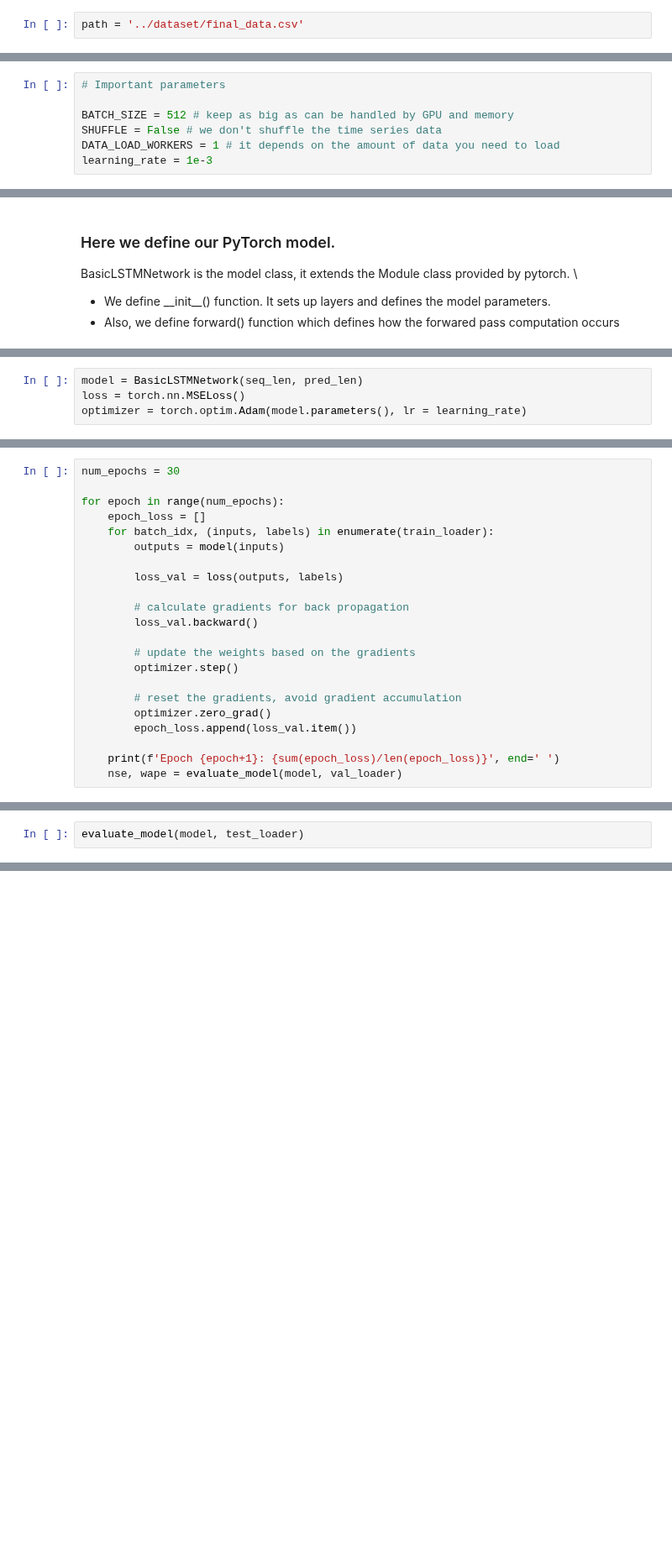
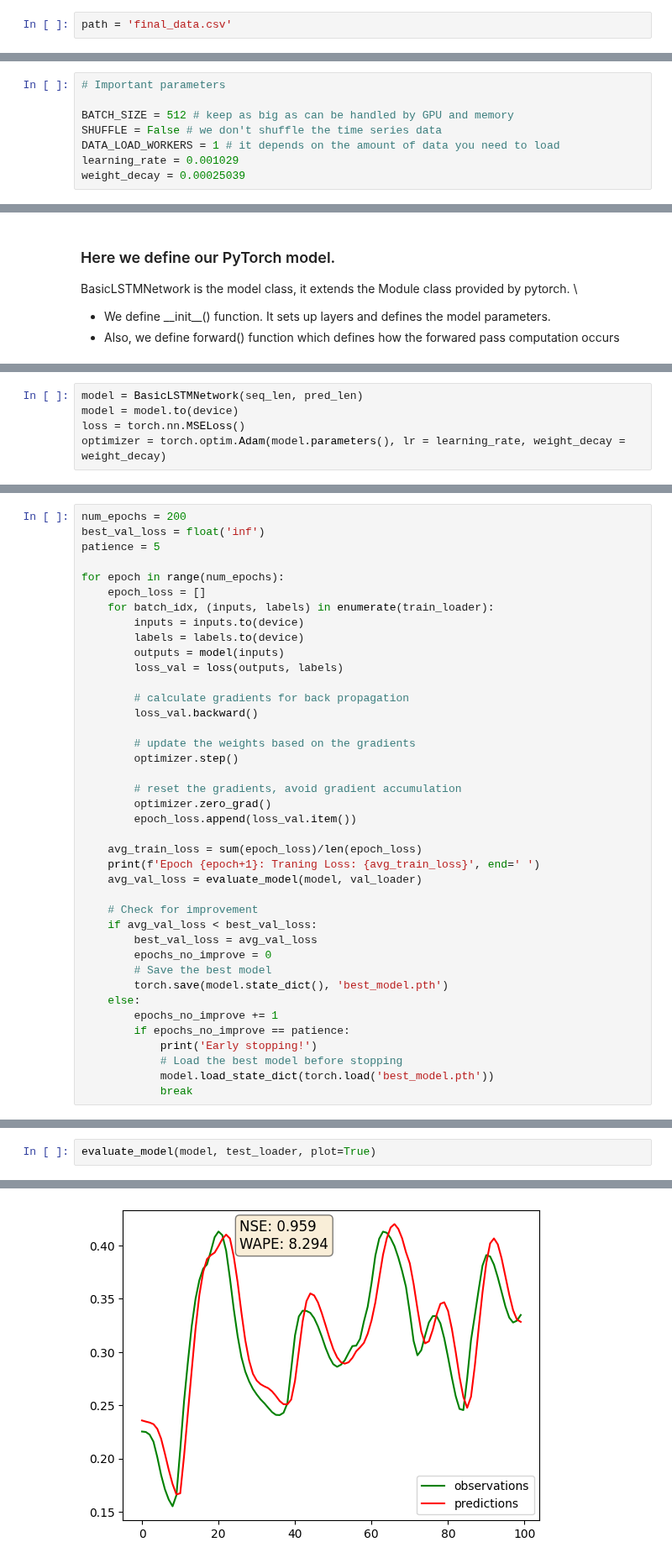
Before and after one commit to watersofthack/WaterSoft, a Jupyter notebook: Machine Learning/Day3/LSTM.ipynb, the cells around one changed output, grey strips where cells are left out. Shown at 84% size. Drawn from its saved outputs; the diff is of its cells as text; blank space fills up the shorter version.

Commit message:
updated ML models

```diff
--- a/Machine Learning/Day3/LSTM.ipynb
+++ b/Machine Learning/Day3/LSTM.ipynb
@@ -68,3 +50,3 @@ Traceback (most recent call last):  File "<frozen runpy>", line 198, in _run_mod
 # %%
-path = '../dataset/final_data.csv'
+path = 'final_data.csv'
 # %%
@@ -142,7 +136,8 @@ test_dataset = RiverData(df[train_size+val_size : len(df)], *common_args)
 BATCH_SIZE = 512 # keep as big as can be handled by GPU and memory
 SHUFFLE = False # we don't shuffle the time series data
 DATA_LOAD_WORKERS = 1 # it depends on the amount of data you need to load
-learning_rate = 1e-3
+learning_rate = 0.001029
+weight_decay = 0.00025039
 # %%
 from torch.utils.data import DataLoader
 
@@ -194,8 +189,9 @@ class BasicLSTMNetwork(torch.nn.Module):
 # For each training example we need to get rid of these gradients
 # %%
 model = BasicLSTMNetwork(seq_len, pred_len)
+model = model.to(device)
 loss = torch.nn.MSELoss()
-optimizer = torch.optim.Adam(model.parameters(), lr = learning_rate)
+optimizer = torch.optim.Adam(model.parameters(), lr = learning_rate, weight_decay = weight_decay)
 # %%
 for gen in model.parameters():
     print(gen.shape)
@@ -258,11 +267,14 @@ def evaluate_model(model, data_loader):
 # %%
-num_epochs = 30
+num_epochs = 200
+best_val_loss = float('inf')
+patience = 5
 
 for epoch in range(num_epochs):
     epoch_loss = []
     for batch_idx, (inputs, labels) in enumerate(train_loader):
+        inputs = inputs.to(device)
+        labels = labels.to(device)
         outputs = model(inputs)
-
         loss_val = loss(outputs, labels)
 
         # calculate gradients for back propagation
@@ -275,6 +287,21 @@ for epoch in range(num_epochs):
         optimizer.zero_grad()
         epoch_loss.append(loss_val.item())
 
-    print(f'Epoch {epoch+1}: {sum(epoch_loss)/len(epoch_loss)}', end=' ')
-    nse, wape = evaluate_model(model, val_loader)
+    avg_train_loss = sum(epoch_loss)/len(epoch_loss)
+    print(f'Epoch {epoch+1}: Traning Loss: {avg_train_loss}', end=' ')
+    avg_val_loss = evaluate_model(model, val_loader)
+
+    # Check for improvement
+    if avg_val_loss < best_val_loss:
+        best_val_loss = avg_val_loss
+        epochs_no_improve = 0
+        # Save the best model
+        torch.save(model.state_dict(), 'best_model.pth')
+    else:
+        epochs_no_improve += 1
+        if epochs_no_improve == patience:
+            print('Early stopping!')
+            # Load the best model before stopping
+            model.load_state_dict(torch.load('best_model.pth'))
+            break
 # %% [output]
@@ -283,3 +325,3 @@ RuntimeError: Numpy is not available
 # %%
-evaluate_model(model, test_loader)
+evaluate_model(model, test_loader, plot=True)
 # %% [output]
@@ -286,0 +329 @@ NSE : 0.9128164649009705 WAPE : 25.942366506818125
+[figure, added]
```
Also changed, not shown: parts of 7 cells of this notebook, 8 other files.
